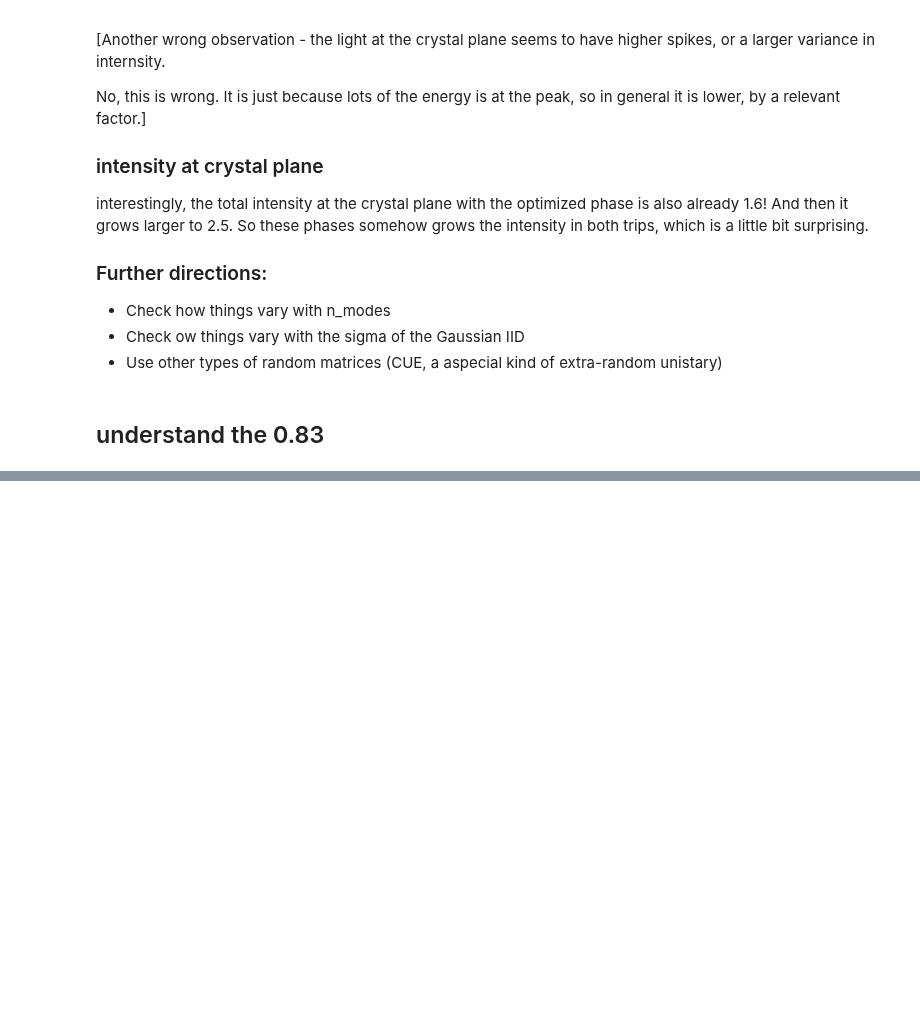
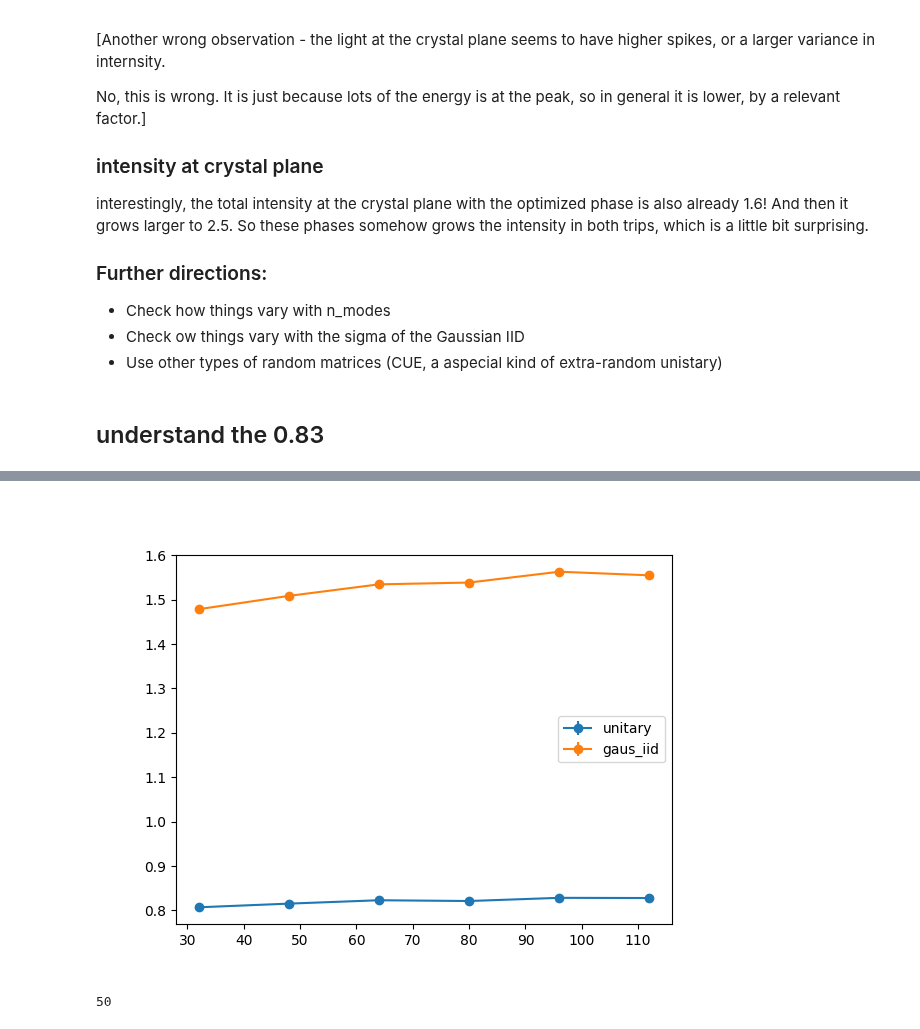
Before and after one commit to rubiaek/pianoq, a Jupyter notebook: pianoq/writeups/09_writeup_scaling.ipynb, the cells around one changed output, grey strips where cells are left out. Cells and saved outputs as stored; diff of their text form; code cells hidden in the pictures; blank space fills up the shorter version.

```diff
--- a/pianoq/writeups/09_writeup_scaling.ipynb
+++ b/pianoq/writeups/09_writeup_scaling.ipynb
@@ -98,0 +111,14 @@ L-BFGS-B                  5.707+-1.27
+# %%
+glob_regex = r'G:\My Drive\Projects\MPLC\results\simulations\2024_11_28_15*N=*.npz'
+Ns, ress = get_Ns_ress(glob_regex)
+show_N_dependance(Ns, ress, full_std=False)
+# %% [output]
+[figure, added]
+# %%
+for res in ress:
+    print(f'---{res.N_modes=}---')
+    # res.show_scatterplots()
+    # plt.show(block=False)
+    res.print(only_slm3=True)
+# %% [output]
+50
```
Also changed, not shown: parts of 4 cells of this notebook, 3 other files.
